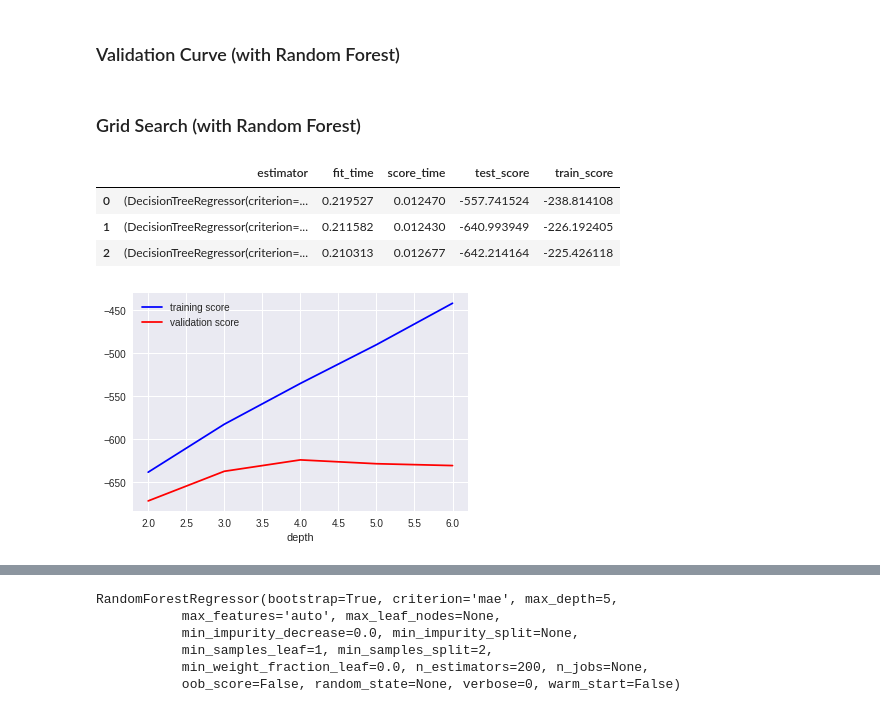
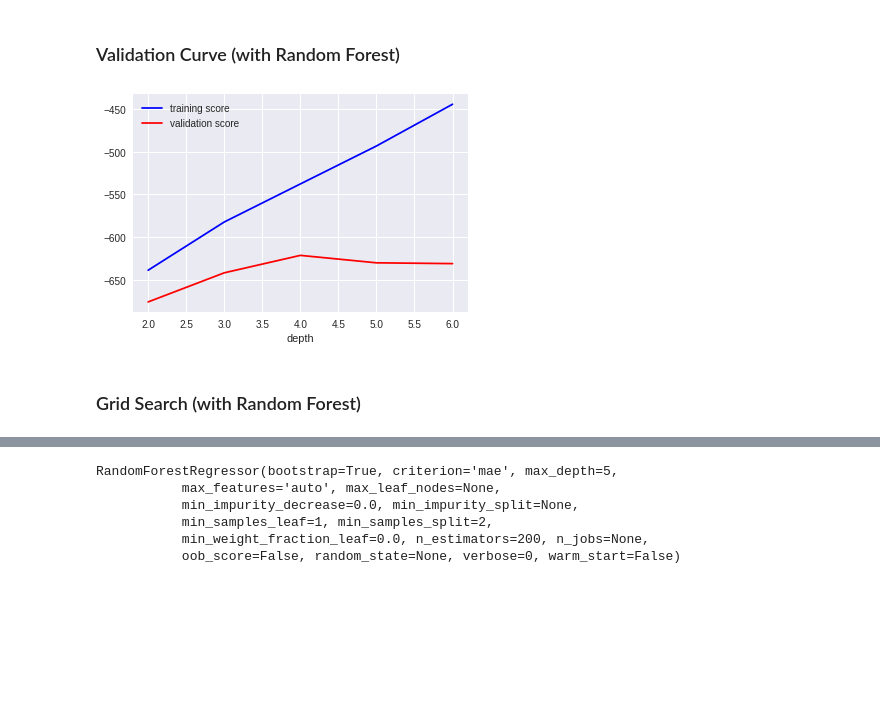
Before and after one commit to LambdaSchool/DS-Unit-2-Sprint-4-Model-Validation, a Jupyter notebook: module-3-select-models-and-parameters/LS_DS_243_Select_models_and_parameters.ipynb, the cells around one changed output, grey strips where cells are left out. Cells and saved outputs as stored; diff of their text form; code cells hidden in the pictures; blank space fills up the shorter version.

Commit message:
I made Xtrain a nonetype object, whee

```diff
--- a/module-3-select-models-and-parameters/LS_DS_243_Select_models_and_parameters.ipynb
+++ b/module-3-select-models-and-parameters/LS_DS_243_Select_models_and_parameters.ipynb
@@ -437,54 +454,30 @@ https://scikit-learn.org/stable/modules/generated/sklearn.ensemble.RandomForestR
 # %%
 # Modified from cell 13 at
 # https://jakevdp.github.io/PythonDataScienceHandbook/05.03-hyperparameters-and-model-validation.html#Validation-curves-in-Scikit-Learn
+
+#what is best max_depth?
+#max at 4
 
 %matplotlib inline
 import matplotlib.pyplot as plt
 from sklearn.model_selection import validation_curve
 
 model = RandomForestRegressor(n_estimators=100)
 
 depth = [2, 3, 4, 5, 6]
 train_score, val_score = validation_curve(
-    model, X_train, y_train,
+    model, Xtrain, ytrain,
     param_name='max_depth', param_range=depth,
     scoring='neg_mean_absolute_error', cv=3)
 
 plt.plot(depth, np.median(train_score, 1), color='blue', label='training score')
 plt.plot(depth, np.median(val_score, 1), color='red', label='validation score')
 plt.legend(loc='best')
 plt.xlabel('depth');
+# %% [output]
+[figure, added]
 # %% [markdown]
 ### Grid Search (with Random Forest)
-# %%
-from sklearn.ensemble import RandomForestRegressor
-
-model = RandomForestRegressor(n_estimators=100, max_depth=20) #higher depth = more complexity
-scores = cross_validate(model, Xtrain, ytrain,
-                       scoring='neg_mean_absolute_error',
-                       cv=3, return_train_score=True,
-                       return_estimator=True)
-pd.DataFrame(scores)
-# %% [output]
-|  | estimator | fit_time | score_time | test_score | train_score |
-| 0 | (DecisionTreeRegressor(criterion=... | 0.219527 | 0.012470 | -557.741524 | -238.814108 |
-| 1 | (DecisionTreeRegressor(criterion=... | 0.211582 | 0.012430 | -640.993949 | -226.192405 |
-| 2 | (DecisionTreeRegressor(criterion=... | 0.210313 | 0.012677 | -642.214164 | -225.426118 |
-# %%
-#what is best max_depth?
-#max at 4
-depth = [2, 3, 4, 5, 6]
-train_score, val_score = validation_curve(
-    model, Xtrain, ytrain,
-    param_name='max_depth', param_range=depth,
-    scoring='neg_mean_absolute_error', cv=3)
-
-plt.plot(depth, np.median(train_score, 1), color='blue', label='training score')
-plt.plot(depth, np.median(val_score, 1), color='red', label='validation score')
-plt.legend(loc='best')
-plt.xlabel('depth');
-# %% [output]
-[figure, removed]
 # %%
 %%time
 
```
Also changed, not shown: parts of 19 cells of this notebook.
